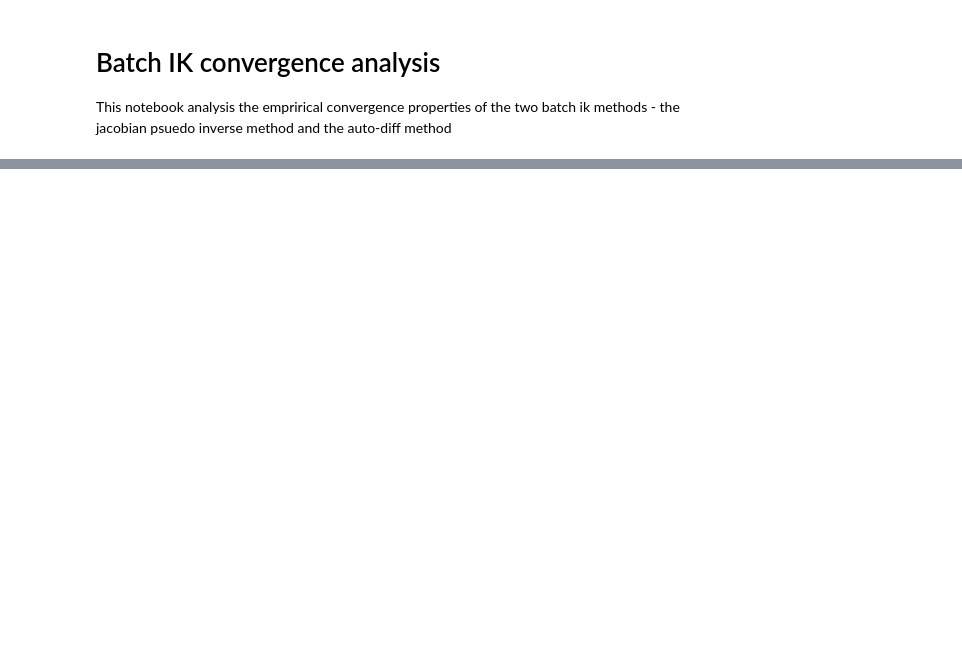
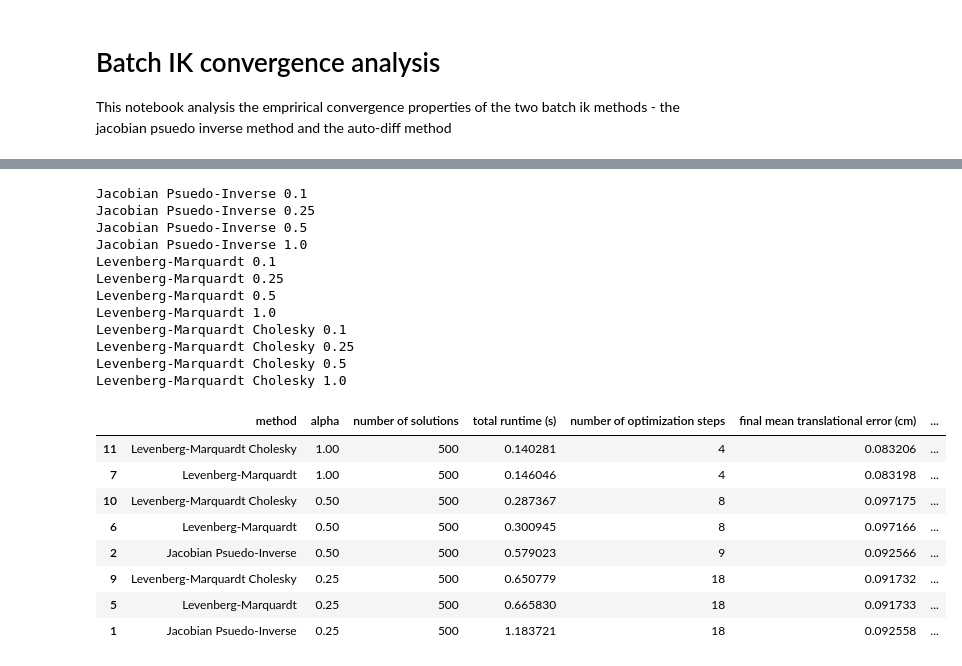
Before and after one commit to jstmn/Jrl, a Jupyter notebook: scripts/batch_ik_covergence_analysis.ipynb, the cells around one changed output, grey strips where cells are left out. Drawn from its saved outputs; the diff is of its cells as text; code cells hidden in the pictures; blank space fills up the shorter version.

```diff
--- a/scripts/batch_ik_covergence_analysis.ipynb
+++ b/scripts/batch_ik_covergence_analysis.ipynb
@@ -55,11 +74,12 @@ robot = Panda()
 # %%
 methods = {
-    "j pinv": lambda x, target, alpha: robot.inverse_kinematics_step_jacobian_pinv(target, x, alpha=alpha),
-    "AutoDiff": lambda x, target, alpha: robot.inverse_kinematics_autodiff_single_step_batch_pt(target, x, alpha=alpha),
-    "levenburg marquardt": lambda x, target, alpha: robot.inverse_kinematics_step_levenburg_marquardt(target, x, alpha=alpha),
+    "Jacobian Psuedo-Inverse": lambda x, target, alpha: robot.inverse_kinematics_step_jacobian_pinv(target, x, alpha=alpha),
+    # "torch.AutoDiff": lambda x, target, alpha: robot.inverse_kinematics_autodiff_single_step_batch_pt(target, x, alpha=alpha),
+    "Levenberg-Marquardt": lambda x, target, alpha: robot.inverse_kinematics_step_levenburg_marquardt(target, x, alpha=alpha),
+    "Levenberg-Marquardt Cholesky": lambda x, target, alpha: robot.inverse_kinematics_step_levenburg_marquardt_cholesky(target, x, alpha=alpha),
 }
 
-n_solutions = 25
+n_solutions = 500
 
 goalpose_angles, goalposes = robot.sample_joint_angles_and_poses(n_solutions)
 goalposes_cuda = to_torch(goalposes.copy(), device="cuda")
@@ -79,12 +99,9 @@ df = pd.DataFrame(
 
 all_loss_histories = []
 for name, method in methods.items():
-
-#     for alpha in [0.01, 0.1, 0.2, 0.3, 0.4, 0.5, 0.6, 0.7, 0.8, 0.9, 1.0]:
-#     for alpha in [0.01, 0.1, 0.2, 0.3, 0.4, 0.5]:
-    for alpha in [0.25, 0.5, 0.75, 1.0]:
+    # for alpha in [0.25, 0.5, 0.75, 1.0]:
+    for alpha in [0.1, 0.25, 0.5, 1.0]:
         print(name, alpha)
-
         loss_history = []
         x_pt_i = x_pt.detach()
 
@@ -92,31 +109,53 @@ for name, method in methods.items():
         counter = 0
 
         while (len(loss_history) == 0 or loss_history[-1].mean_t_err > 0.1) and counter < 20:
             l2_errors, ang_errors = solution_pose_errors(robot, x_pt_i, goalposes_cuda)
             l2_errors = 100 * l2_errors
             ang_errors = torch.rad2deg(ang_errors)
 
             loss_history.append(
                 OptimStepEval(
                     name=name,
                     mean_t_err=l2_errors.mean().item(),
                     mean_R_err=ang_errors.mean().item(),
                     t_err_std=l2_errors.mean().item(),
                     R_err_std=ang_errors.mean().item(),
                     alpha=alpha,
                     t_elapsed=t_elapsed))
 
             t0i = time()
             x_pt_i = method(x_pt_i, goalposes_cuda, alpha)
             t_elapsed += time() - t0i
             counter += 1
 
         new_row = [name, alpha, n_solutions, t_elapsed, counter, loss_history[-1].mean_t_err, loss_history[-1].mean_R_err]
         df.loc[len(df)] = new_row
         all_loss_histories.append(loss_history)
 
 
 df = df.sort_values(by=["method", "alpha"])
 df_success = df[df['final mean translational error (cm)'] < 0.1]
 df_success.sort_values(by=["total runtime (s)"])
+# %% [output]
+Jacobian Psuedo-Inverse 0.1
+Jacobian Psuedo-Inverse 0.25
+Jacobian Psuedo-Inverse 0.5
+Jacobian Psuedo-Inverse 1.0
+Levenberg-Marquardt 0.1
+Levenberg-Marquardt 0.25
+Levenberg-Marquardt 0.5
+Levenberg-Marquardt 1.0
+Levenberg-Marquardt Cholesky 0.1
+Levenberg-Marquardt Cholesky 0.25
+Levenberg-Marquardt Cholesky 0.5
+Levenberg-Marquardt Cholesky 1.0
+|  | method | alpha | number of solutions | total runtime (s) | number of optimization steps | final mean translational error (cm) | ... |
+| 11 | Levenberg-Marquardt Cholesky | 1.00 | 500 | 0.140281 | 4 | 0.083206 | ... |
+| 7 | Levenberg-Marquardt | 1.00 | 500 | 0.146046 | 4 | 0.083198 | ... |
+| 10 | Levenberg-Marquardt Cholesky | 0.50 | 500 | 0.287367 | 8 | 0.097175 | ... |
+| 6 | Levenberg-Marquardt | 0.50 | 500 | 0.300945 | 8 | 0.097166 | ... |
+| 2 | Jacobian Psuedo-Inverse | 0.50 | 500 | 0.579023 | 9 | 0.092566 | ... |
+| 9 | Levenberg-Marquardt Cholesky | 0.25 | 500 | 0.650779 | 18 | 0.091732 | ... |
+| 5 | Levenberg-Marquardt | 0.25 | 500 | 0.665830 | 18 | 0.091733 | ... |
+| 1 | Jacobian Psuedo-Inverse | 0.25 | 500 | 1.183721 | 18 | 0.092558 | ... |
 # %%
```
Also changed, not shown: parts of 3 cells of this notebook, 26 other files.
